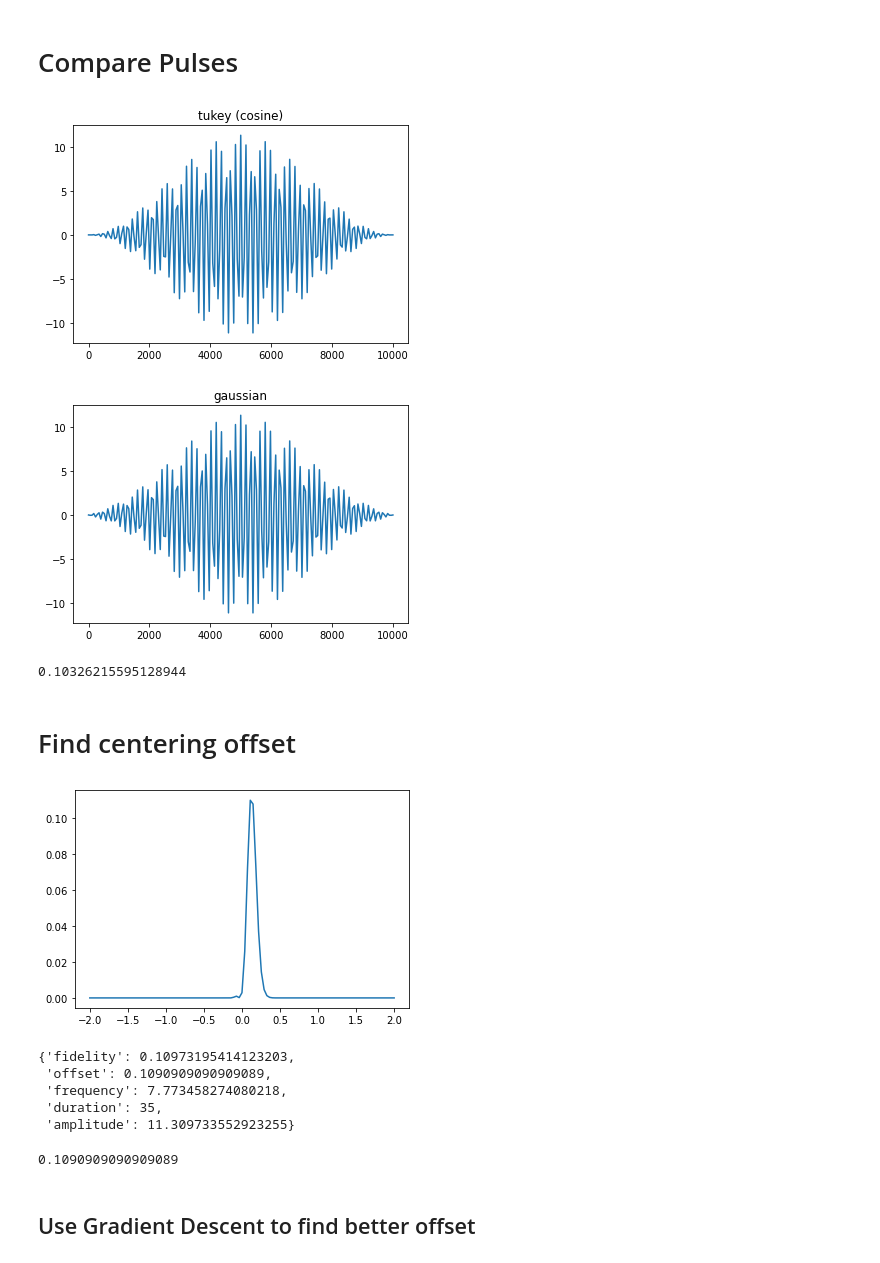
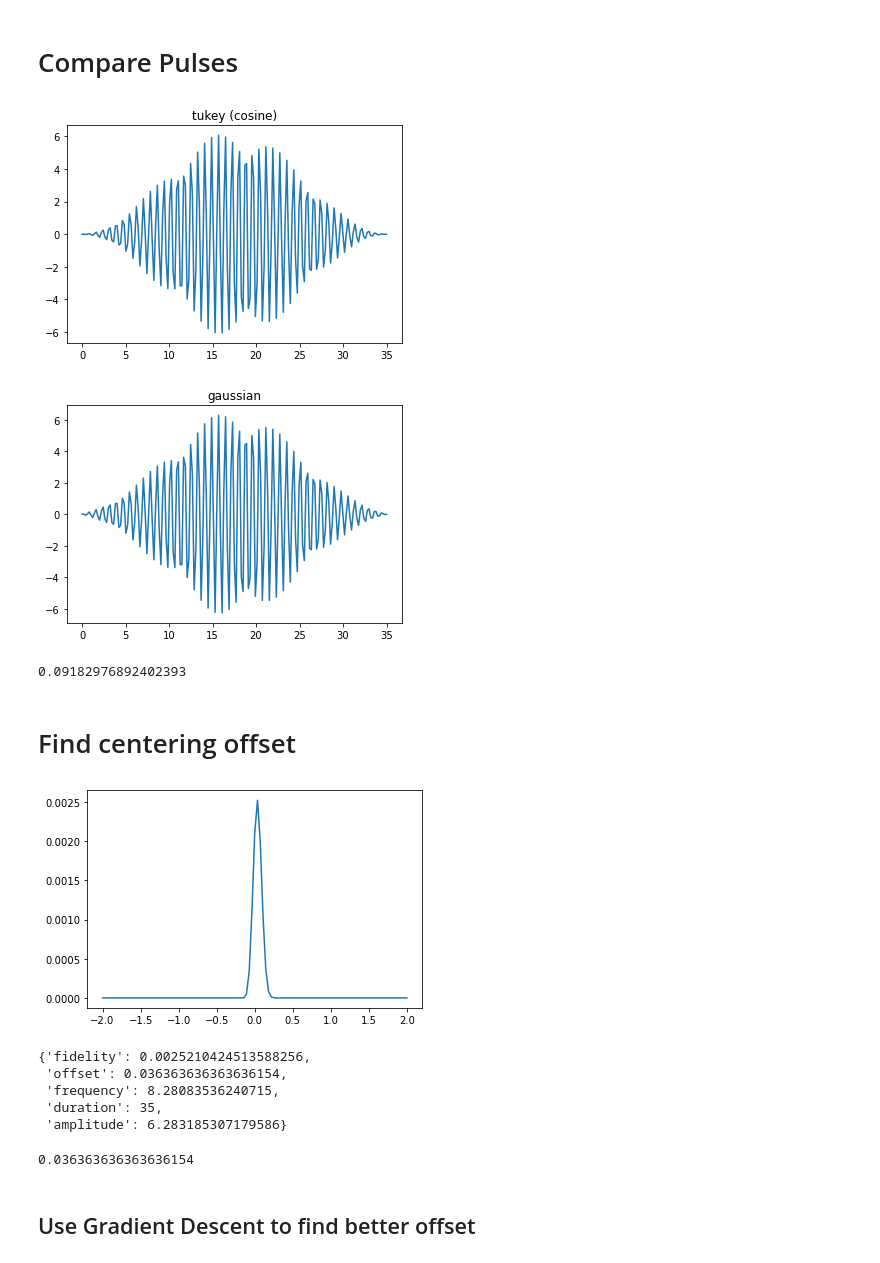
Before and after one commit to david-gorski/subharmonic_superconducting_qubits, a Jupyter notebook: landscapes/Gaussian.ipynb, the cells around one changed output. Saved outputs shown, nothing was run; the diff lists cells and outputs as text; code cells hidden in the pictures.

```diff
--- a/landscapes/Gaussian.ipynb
+++ b/landscapes/Gaussian.ipynb
@@ -26,27 +26,27 @@ pass
 from qutip.parallel import parallel_map as parallel_map
 from qutip.parallel import parfor as parfor
 from tqdm import tqdm
-_amp = 1.8 * 2 * np.pi
+_amp = 1 * 2 * np.pi
 _off = 0
 _dur = 35
 # %% [markdown]
 # Compare Pulses
 # %%
-tlist = np.linspace(0, 10000, int(_dur*5))
+tlist = np.linspace(0, _dur, int(_dur*5))
 pulse_gen_tukey.setup(amplitude=_amp, drive_frequency= system.first_energy_spacing/3 - 0.3, ramp_coef=1, tlist=tlist)
 pulse_gen_gaussian.setup(amplitude=_amp, drive_frequency= system.first_energy_spacing/3 - 0.3, sharpness=4.5, tlist=tlist)
 plt.plot(tlist, pulse_gen_tukey.get_pulse(tlist))
 plt.title("tukey (cosine)")
 plt.show()
 plt.title("gaussian")
 plt.plot(tlist, pulse_gen_gaussian.get_pulse(tlist))
 plt.show()
 
 np.mean(np.abs(np.array(pulse_gen_tukey.get_pulse(tlist)) - np.array(pulse_gen_gaussian.get_pulse(tlist))))
 # %% [output]
-[figure, old version]
+[figure, new version]
-[figure, old version]
+[figure, new version]
-0.10326215595128944
+0.09182976892402393
 # %% [markdown]
 # Find centering offset
 # %%
@@ -75,16 +75,16 @@ plt.plot(_offs_off_sweep, _fids_off_sweep)
 plt.show()
 offset_varying_results[np.argmax(_fids_off_sweep)]
 # %% [output]
-[figure, old version]
+[figure, new version]
-{'fidelity': 0.10973195414123203,
- 'offset': 0.1090909090909089,
- 'frequency': 7.773458274080218,
+{'fidelity': 0.0025210424513588256,
+ 'offset': 0.036363636363636154,
+ 'frequency': 8.28083536240715,
  'duration': 35,
- 'amplitude': 11.309733552923255}
+ 'amplitude': 6.283185307179586}
 # %%
 offset_varying_results[np.argmax(_fids_off_sweep)]["offset"]
 # %% [output]
-0.1090909090909089
+0.036363636363636154
 # %% [markdown]
 ## Use Gradient Descent to find better offset
 # %%
```
Also changed, not shown: parts of 24 cells of this notebook, 13 other files.
